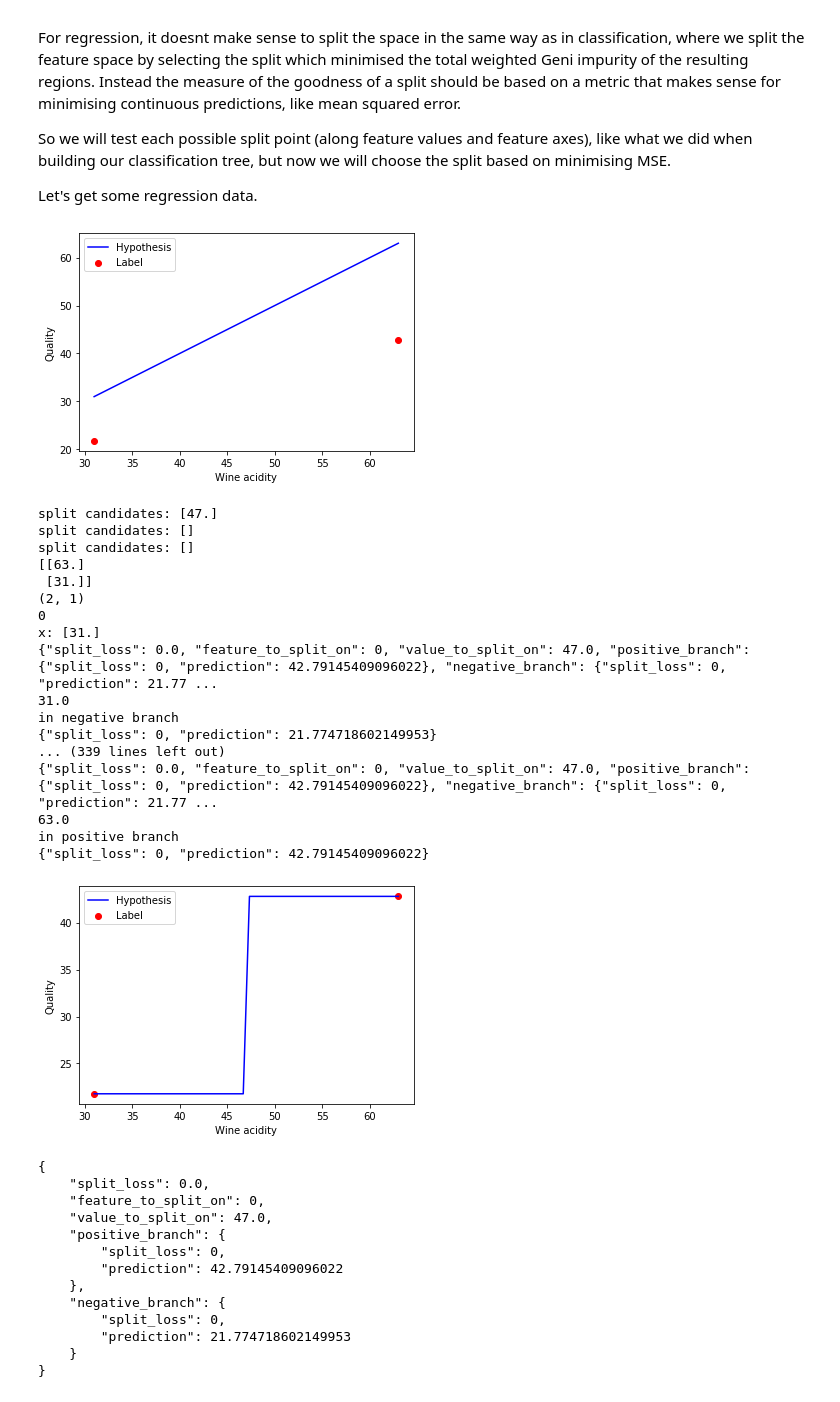
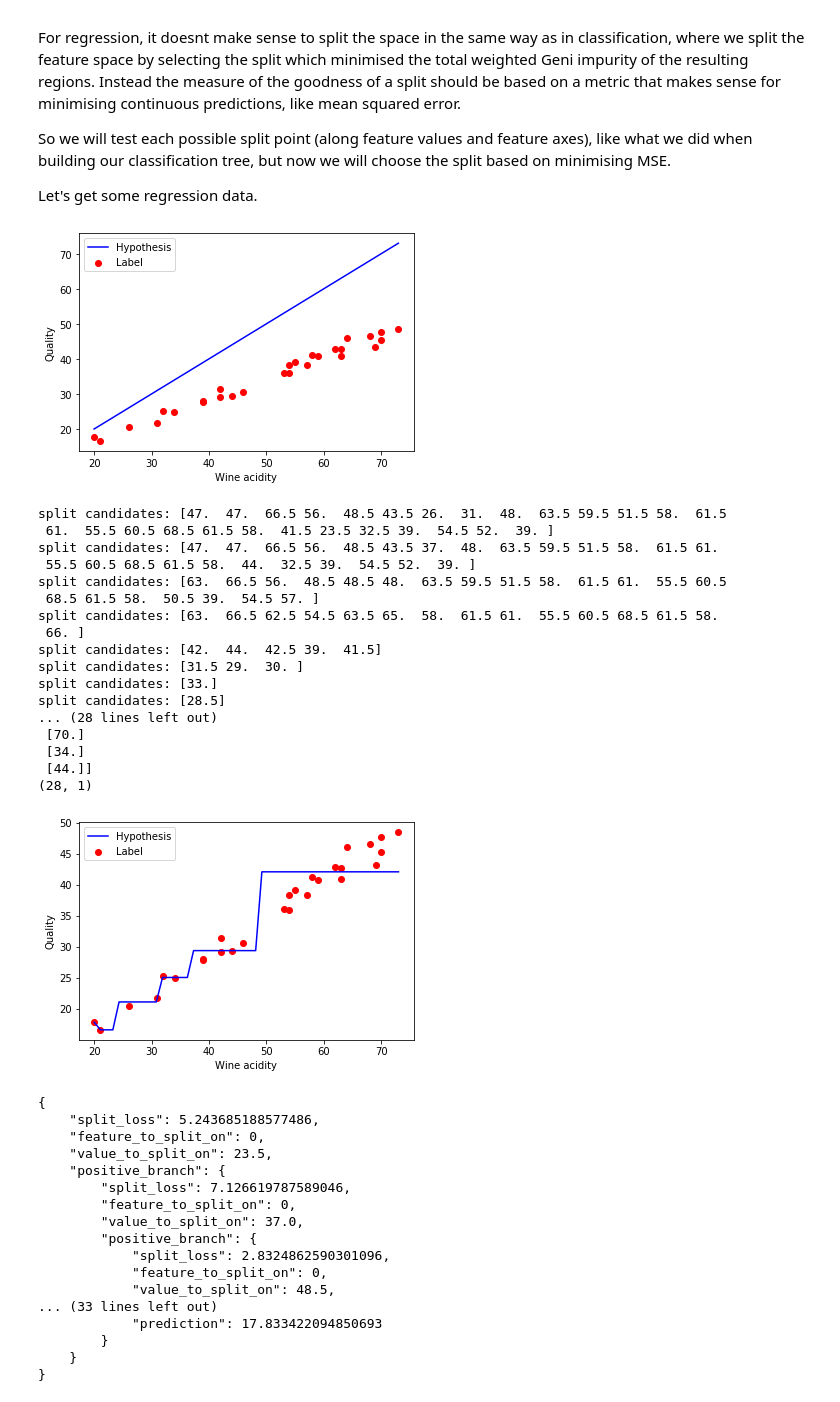
Before and after one commit to TataAndBigData/Practical-ML-DS, a Jupyter notebook: Chapter 1. Machine Learning Foundations/14. Regression trees.ipynb, the cells around one changed output. Cells and saved outputs as stored; diff of their text form; code cells hidden in the pictures.

```diff
--- a/Chapter 1. Machine Learning Foundations/14. Regression trees.ipynb
+++ b/Chapter 1. Machine Learning Foundations/14. Regression trees.ipynb
@@ -36,7 +36,7 @@ import matplotlib.pyplot as plt
 def get_data():
     data = np.genfromtxt('DATA/winequality-red.csv', delimiter=';') ## Import income data and save to variable.
     data = data[1:] # remove NaNs
-    data=data[:2]
+    # data=data[:2]
     X = data[:, :-1] # get all of the rows and all but the last column (the last column is the labels)
     X = X[:, 0]
     X = np.expand_dims(X, 1)
@@ -66,7 +66,7 @@ def test_h(X):
 X, Y = get_data()
 visualise_predictions(X, test_h, Y)
 # %% [output]
-[figure, old version]
+[figure, new version]
 # %%
 from pprint import PrettyPrinter
 pp = PrettyPrinter(indent=4).pprint
@@ -172,72 +172,68 @@ class RegressionTree:
     def predict(self, X):
         classifications = np.zeros(len(X))
         for idx, x in enumerate(X):
-            print(idx)
-            print('x:', x)
             tree = self.tree
-
             classified = False
             while classified == False:
-                print(json.dumps(tree))
                 if 'prediction' in tree.keys(): # if the example can be classified from this branch (we have reached a leaf)
                     classified = True
                     classifications[idx] = tree['prediction']
                     # print('prediction:', classifications[idx])
-                    print()
                 else: # if we need to ask further questions about the example to make splits
-                    print(x[tree['feature_to_split_on']])
                     if x[tree['feature_to_split_on']] > tree['value_to_split_on']: # is the example1 in the positive branch
                         tree = tree['positive_branch'] #
-                        print('in positive branch')
                     else:
                         tree = tree['negative_branch']
-                        print('in negative branch')
 
         # print(classifications[:10])
         # print(classifications[-1])
         # print(np.mean(classifications))
         return classifications
 
     def __repr__(self):
         return json.dumps(self.tree, indent=4)
 
-regressionTree = RegressionTree(max_depth=1)
+regressionTree = RegressionTree(max_depth=3)
 regressionTree.fit(X, Y)
 # print(sorted(X)[:3])
 # print(np.mean(X[1:]))
 print(X)
 print(X.shape)
 visualise_predictions(X, regressionTree.predict, Y)
 print(regressionTree)
 # %% [output]
-split candidates: [47.]
-split candidates: []
-split candidates: []
-[[63.]
- [31.]]
-(2, 1)
-0
-x: [31.]
-{"split_loss": 0.0, "feature_to_split_on": 0, "value_to_split_on": 47.0, "positive_branch": {"split_loss": 0, "prediction": 42.79145409096022}, "negative_branch": {"split_loss": 0, "prediction": 21.77 ...
-31.0
-in negative branch
-{"split_loss": 0, "prediction": 21.774718602149953}
-... (339 lines left out)
-{"split_loss": 0.0, "feature_to_split_on": 0, "value_to_split_on": 47.0, "positive_branch": {"split_loss": 0, "prediction": 42.79145409096022}, "negative_branch": {"split_loss": 0, "prediction": 21.77 ...
-63.0
-in positive branch
-{"split_loss": 0, "prediction": 42.79145409096022}
+split candidates: [47.  47.  66.5 56.  48.5 43.5 26.  31.  48.  63.5 59.5 51.5 58.  61.5
+ 61.  55.5 60.5 68.5 61.5 58.  41.5 23.5 32.5 39.  54.5 52.  39. ]
+split candidates: [47.  47.  66.5 56.  48.5 43.5 37.  48.  63.5 59.5 51.5 58.  61.5 61.
+ 55.5 60.5 68.5 61.5 58.  44.  32.5 39.  54.5 52.  39. ]
+split candidates: [63.  66.5 56.  48.5 48.5 48.  63.5 59.5 51.5 58.  61.5 61.  55.5 60.5
+ 68.5 61.5 58.  50.5 39.  54.5 57. ]
+split candidates: [63.  66.5 62.5 54.5 63.5 65.  58.  61.5 61.  55.5 60.5 68.5 61.5 58.
+ 66. ]
+split candidates: [42.  44.  42.5 39.  41.5]
+split candidates: [31.5 29.  30. ]
+split candidates: [33.]
+split candidates: [28.5]
+... (28 lines left out)
+ [70.]
+ [34.]
+ [44.]]
+(28, 1)
-[figure, old version]
+[figure, new version]
 {
-    "split_loss": 0.0,
+    "split_loss": 5.243685188577486,
     "feature_to_split_on": 0,
-    "value_to_split_on": 47.0,
+    "value_to_split_on": 23.5,
     "positive_branch": {
-        "split_loss": 0,
-        "prediction": 42.79145409096022
-    },
-    "negative_branch": {
-        "split_loss": 0,
-        "prediction": 21.774718602149953
+        "split_loss": 7.126619787589046,
+        "feature_to_split_on": 0,
+        "value_to_split_on": 37.0,
+        "positive_branch": {
+            "split_loss": 2.8324862590301096,
+            "feature_to_split_on": 0,
+            "value_to_split_on": 48.5,
+... (33 lines left out)
+            "prediction": 17.833422094850693
+        }
     }
 }
```
Also changed, not shown: 1 other file.
